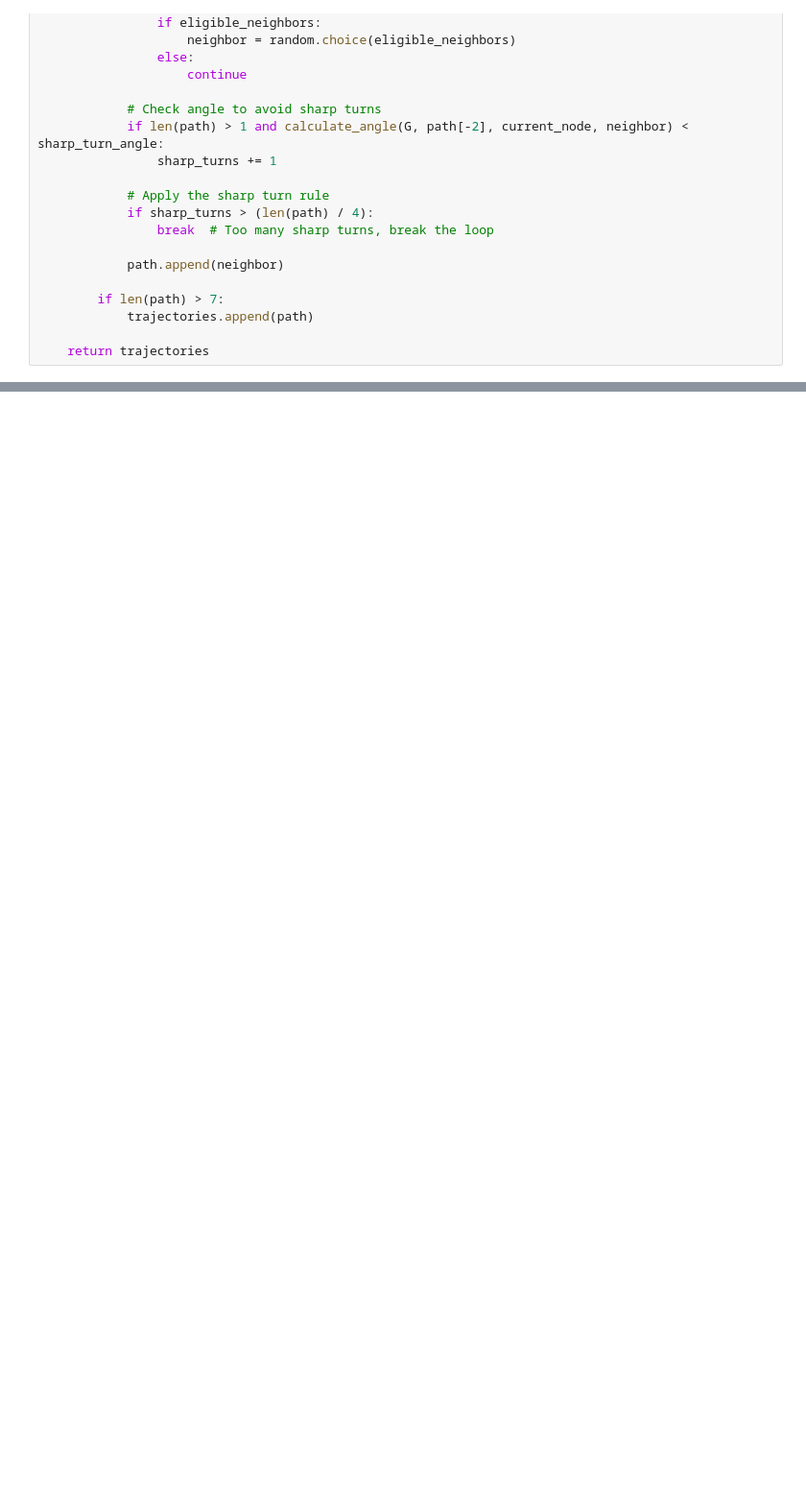
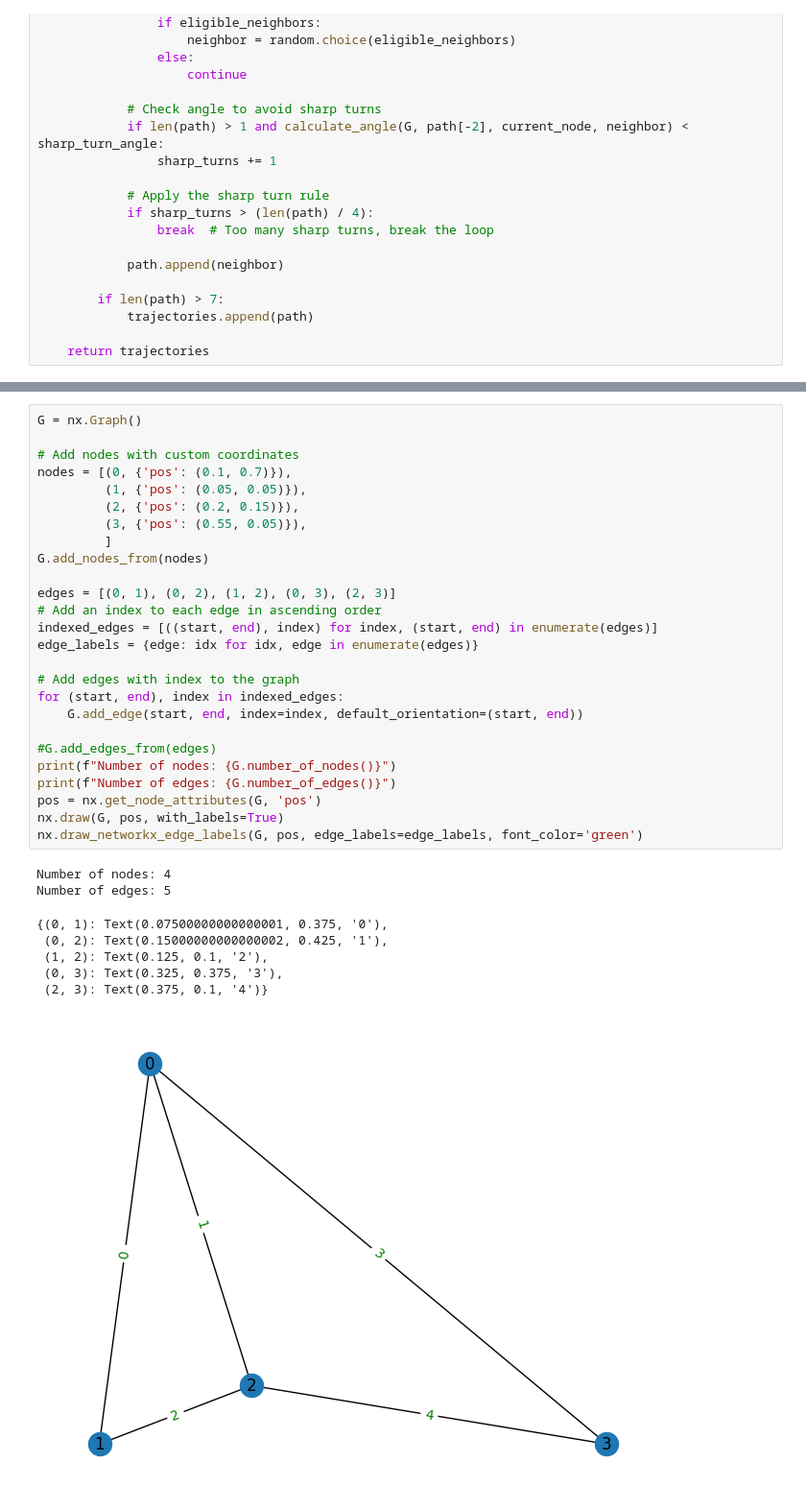
Before and after one commit to schjo480/Master_Thesis, a Jupyter notebook: notebooks/synthetic_graph.ipynb, the cells around one changed output, grey strips where cells are left out. Shown at 96% size. Cells and saved outputs as stored; diff of their text form; blank space fills up the shorter version.

```diff
--- a/notebooks/synthetic_graph.ipynb
+++ b/notebooks/synthetic_graph.ipynb
@@ -405,0 +385,35 @@ KeyboardInterrupt:
+# %%
+G = nx.Graph()
+
+# Add nodes with custom coordinates
+nodes = [(0, {'pos': (0.1, 0.7)}),
+         (1, {'pos': (0.05, 0.05)}),
+         (2, {'pos': (0.2, 0.15)}),
+         (3, {'pos': (0.55, 0.05)}),
+         ]
+G.add_nodes_from(nodes)
+
+edges = [(0, 1), (0, 2), (1, 2), (0, 3), (2, 3)]
+# Add an index to each edge in ascending order
+indexed_edges = [((start, end), index) for index, (start, end) in enumerate(edges)]
+edge_labels = {edge: idx for idx, edge in enumerate(edges)}
+
+# Add edges with index to the graph
+for (start, end), index in indexed_edges:
+    G.add_edge(start, end, index=index, default_orientation=(start, end))
+
+#G.add_edges_from(edges)
+print(f"Number of nodes: {G.number_of_nodes()}")
+print(f"Number of edges: {G.number_of_edges()}")
+pos = nx.get_node_attributes(G, 'pos')
+nx.draw(G, pos, with_labels=True)
+nx.draw_networkx_edge_labels(G, pos, edge_labels=edge_labels, font_color='green')
+# %% [output]
+Number of nodes: 4
+Number of edges: 5
+{(0, 1): Text(0.07500000000000001, 0.375, '0'),
+ (0, 2): Text(0.15000000000000002, 0.425, '1'),
+ (1, 2): Text(0.125, 0.1, '2'),
+ (0, 3): Text(0.325, 0.375, '3'),
+ (2, 3): Text(0.375, 0.1, '4')}
+[figure, added]
```
Also changed, not shown: parts of 17 cells of this notebook, 22 other files.
